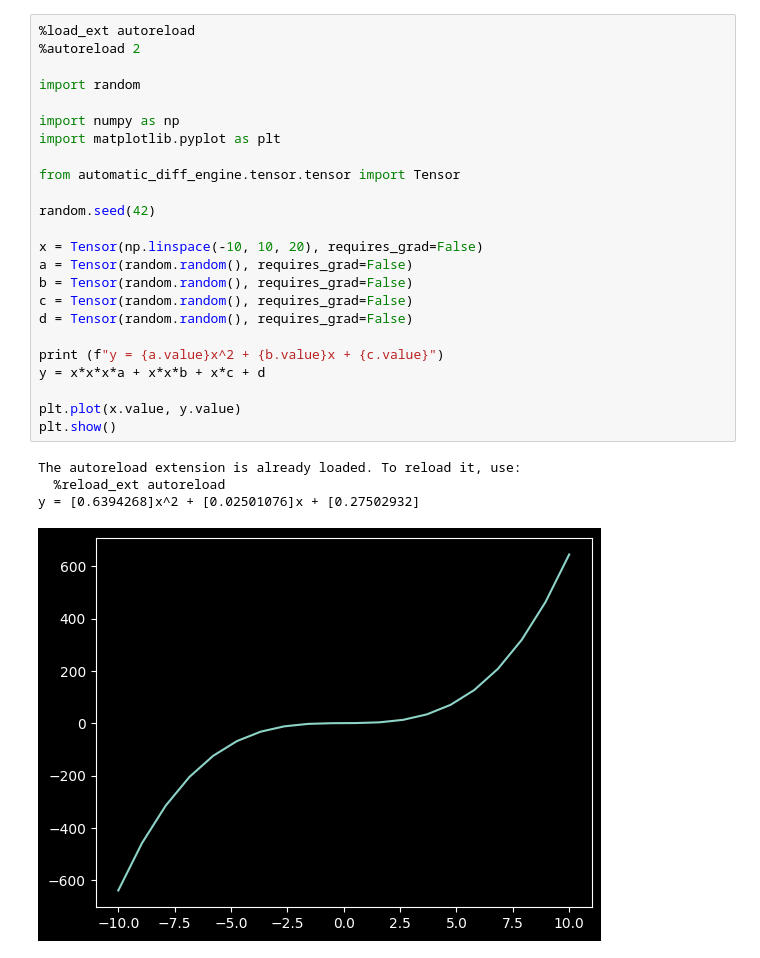
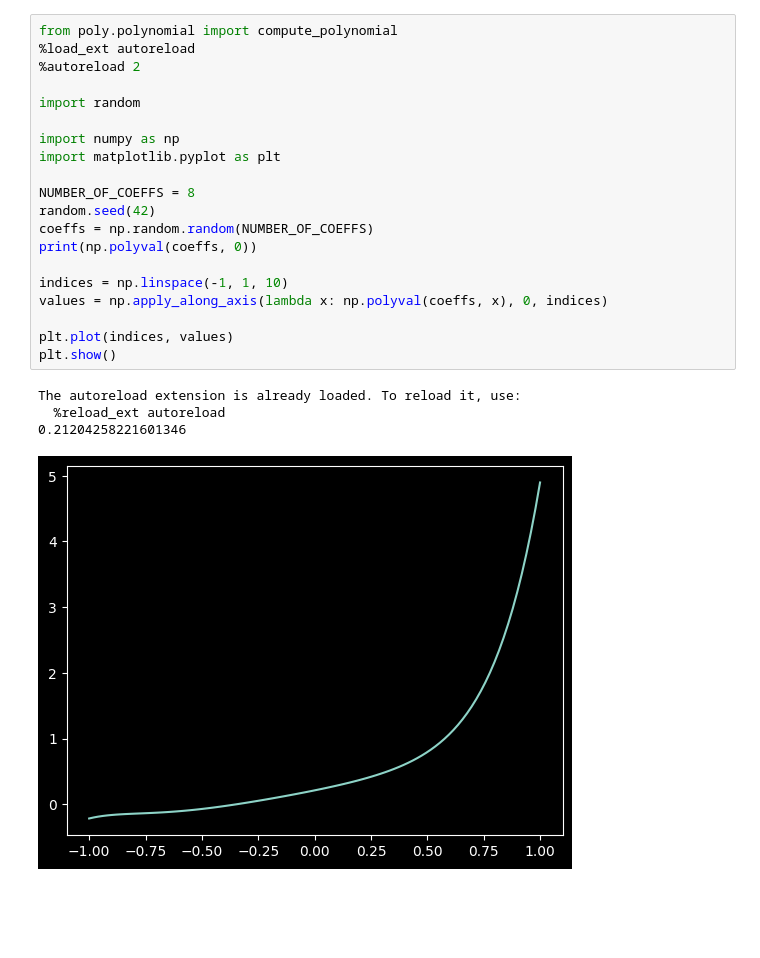
Before and after one commit to EduardDumitrescul/machine-learning-from-scratch, a Jupyter notebook: src/experiments/stochastic_gradient_descent.ipynb, the cells around one changed output. Cells and saved outputs as stored; diff of their text form; blank space fills up the shorter version.

```diff
--- a/src/experiments/stochastic_gradient_descent.ipynb
+++ b/src/experiments/stochastic_gradient_descent.ipynb
@@ -1,30 +1,26 @@
 # %%
+from poly.polynomial import compute_polynomial
 %load_ext autoreload
 %autoreload 2
 
 import random
 
 import numpy as np
 import matplotlib.pyplot as plt
 
-from automatic_diff_engine.tensor.tensor import Tensor
+NUMBER_OF_COEFFS = 8
+random.seed(42)
+coeffs = np.random.random(NUMBER_OF_COEFFS)
+print(np.polyval(coeffs, 0))
 
-random.seed(42)
+indices = np.linspace(-1, 1, 10)
+values = np.apply_along_axis(lambda x: np.polyval(coeffs, x), 0, indices)
 
-x = Tensor(np.linspace(-10, 10, 20), requires_grad=False)
-a = Tensor(random.random(), requires_grad=False)
-b = Tensor(random.random(), requires_grad=False)
-c = Tensor(random.random(), requires_grad=False)
-d = Tensor(random.random(), requires_grad=False)
-
-print (f"y = {a.value}x^2 + {b.value}x + {c.value}")
-y = x*x*x*a + x*x*b + x*c + d
-
-plt.plot(x.value, y.value)
+plt.plot(indices, values)
 plt.show()
 # %% [output]
 The autoreload extension is already loaded. To reload it, use:
   %reload_ext autoreload
-y = [0.6394268]x^2 + [0.02501076]x + [0.27502932]
+0.21204258221601346
-[figure, old version]
+[figure, new version]
 # %%
```
Also changed, not shown: parts of 1 cell of this notebook, 22 other files.
